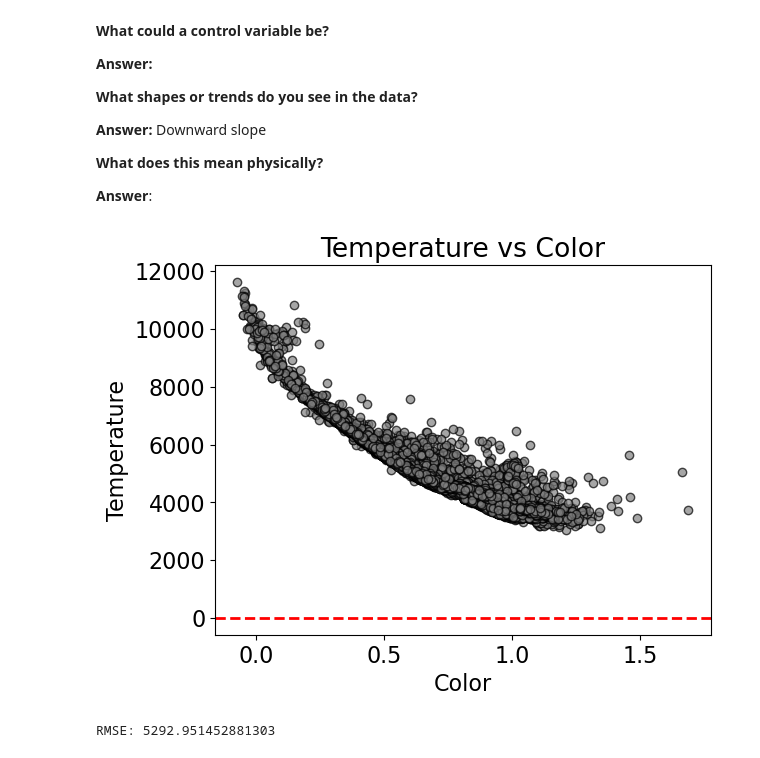
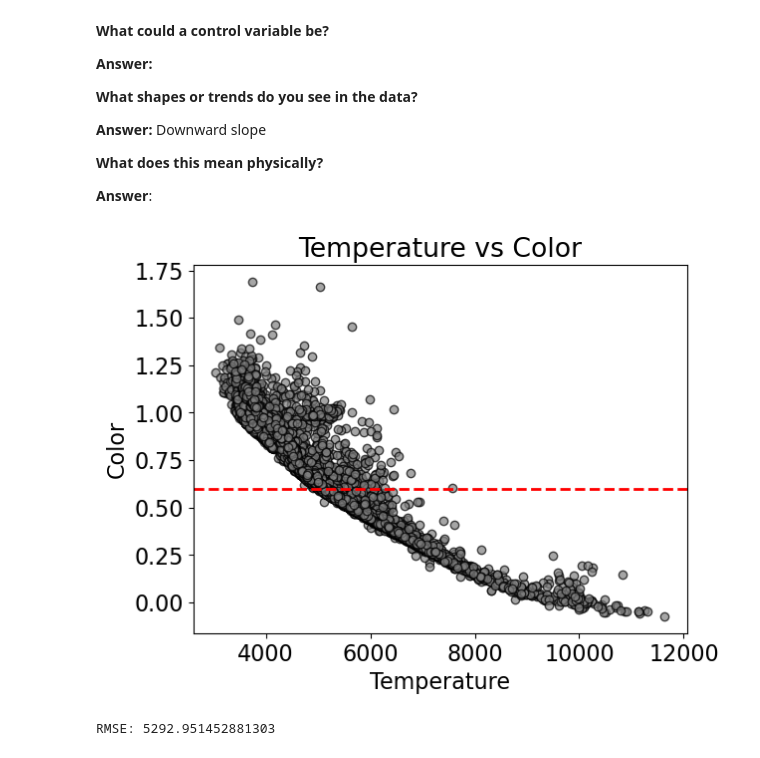
Before and after one commit to Op173/CFR-2025, a Jupyter notebook: Astro/Blank/2 - Stars Pt3.ipynb, the cells around one changed output. Drawn from its saved outputs; the diff is of its cells as text; code cells hidden in the pictures.

```diff
--- a/Astro/Blank/2 - Stars Pt3.ipynb
+++ b/Astro/Blank/2 - Stars Pt3.ipynb
@@ -349,37 +349,37 @@ import numpy as np
 
 # create a function for an inversely proportional model -- add to the below code
 def inversely_proportional(color, temperature):
     y =  temperature # fill in the model for inversely proportional. A is the inversely proportional constant and x is the data
     return y
 
 # apply the model to our data -- don't edit the below code
 popt, pcov = curve_fit(inversely_proportional, x, y) # replace x and y with what is on your axes above temperature and color
 
 # create model data -- don't edit the below code
 x_model = np.linspace(3000, 12000, 1000)
 y_model = inversely_proportional(x_model, popt)
 
 # copy and paste the code you had above for your color vs temperature graph
 # add a curve for the model: use plt.plot(x_model, y_model)
 # label what is the data and what is the model on your graph
 
 import matplotlib.pyplot as plt
 import numpy as np
 
 # Add labels
 
 # Create scatter plot
-plt.scatter(color, temperature, c='gray', alpha=0.7, edgecolor='k')
+plt.scatter(temperature, color, c='gray', alpha=0.7, edgecolor='k')
 plt.axhline(0.6, color='red', linestyle='--', linewidth=2)
 
 # Axis labels and title
-plt.xlabel('Color')
-plt.ylabel('Temperature')
+plt.xlabel('Temperature')
+plt.ylabel('Color')
 plt.title('Temperature vs Color')
 
 plt.show()
 # %% [output]
-[figure, old version]
+[figure, new version]
 # %%
 from sklearn.metrics import mean_squared_error
 from math import sqrt
```
